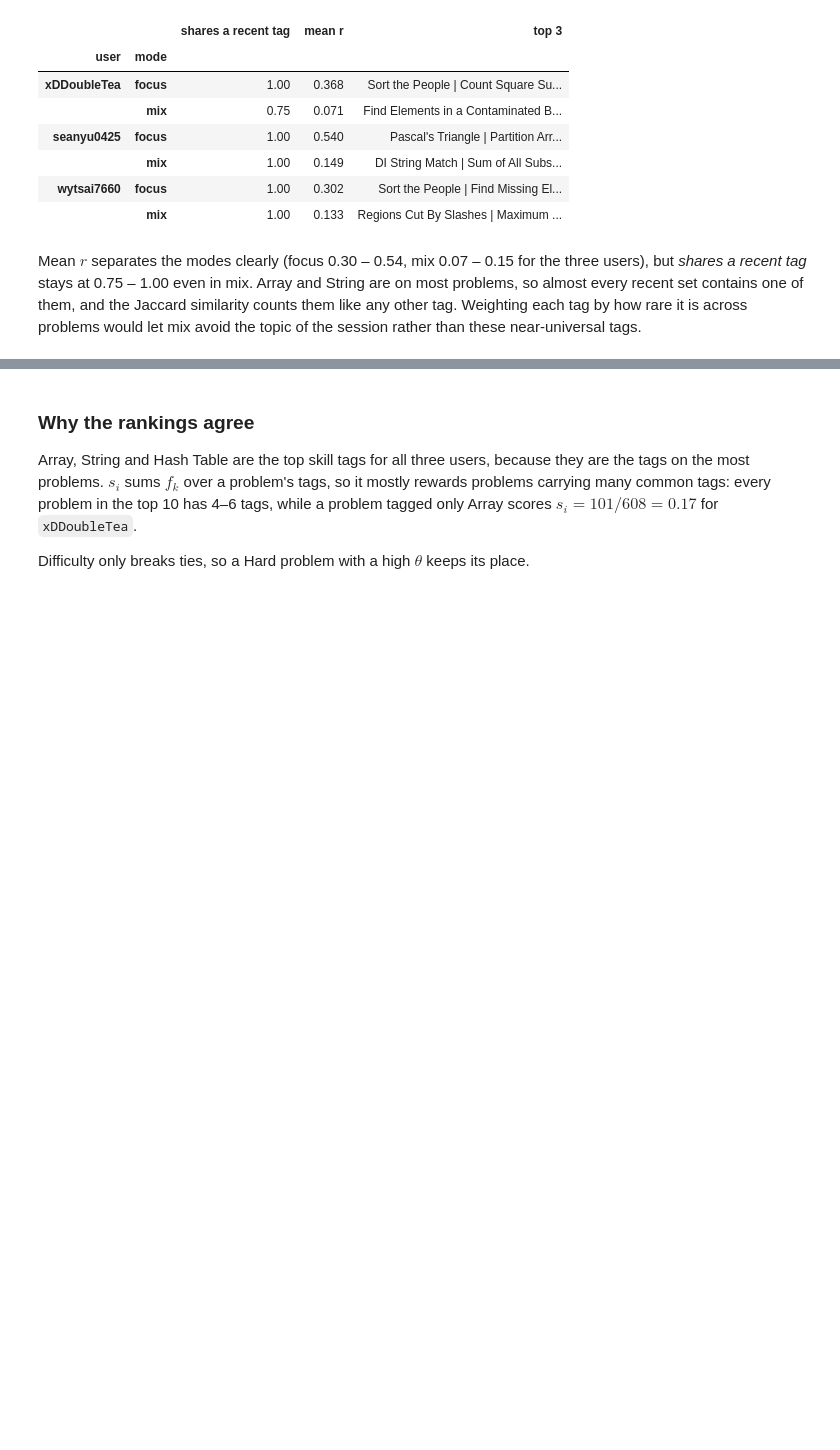
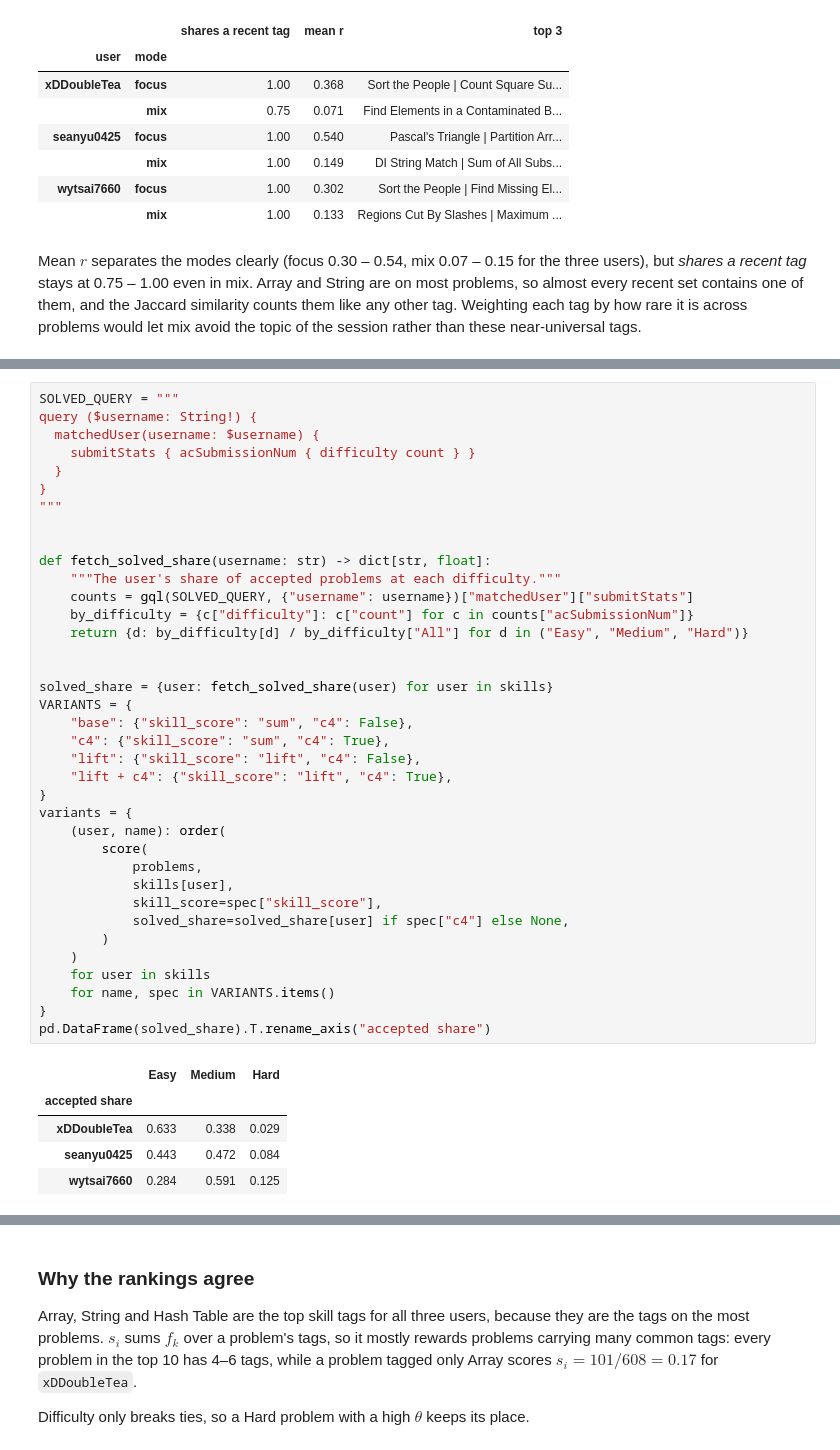
Before and after one commit to xDDoubleTea/LeetCodeBot-analysis, a Jupyter notebook: problem_ranking.ipynb, the cells around one changed output, grey strips where cells are left out. Drawn from its saved outputs; the diff is of its cells as text; blank space fills up the shorter version.

```diff
--- a/problem_ranking.ipynb
+++ b/problem_ranking.ipynb
@@ -909,0 +981,43 @@ session rather than these near-universal tags.
+# %%
+SOLVED_QUERY = """
+query ($username: String!) {
+  matchedUser(username: $username) {
+    submitStats { acSubmissionNum { difficulty count } }
+  }
+}
+"""
+
+
+def fetch_solved_share(username: str) -> dict[str, float]:
+    """The user's share of accepted problems at each difficulty."""
+    counts = gql(SOLVED_QUERY, {"username": username})["matchedUser"]["submitStats"]
+    by_difficulty = {c["difficulty"]: c["count"] for c in counts["acSubmissionNum"]}
+    return {d: by_difficulty[d] / by_difficulty["All"] for d in ("Easy", "Medium", "Hard")}
+
+
+solved_share = {user: fetch_solved_share(user) for user in skills}
+VARIANTS = {
+    "base": {"skill_score": "sum", "c4": False},
+    "c4": {"skill_score": "sum", "c4": True},
+    "lift": {"skill_score": "lift", "c4": False},
+    "lift + c4": {"skill_score": "lift", "c4": True},
+}
+variants = {
+    (user, name): order(
+        score(
+            problems,
+            skills[user],
+            skill_score=spec["skill_score"],
+            solved_share=solved_share[user] if spec["c4"] else None,
+        )
+    )
+    for user in skills
+    for name, spec in VARIANTS.items()
+}
+pd.DataFrame(solved_share).T.rename_axis("accepted share")
+# %% [output]
+|  | Easy | Medium | Hard |
+| accepted share |  |  |  |
+| xDDoubleTea | 0.633 | 0.338 | 0.029 |
+| seanyu0425 | 0.443 | 0.472 | 0.084 |
+| wytsai7660 | 0.284 | 0.591 | 0.125 |
```
Also changed, not shown: parts of 17 cells of this notebook.
